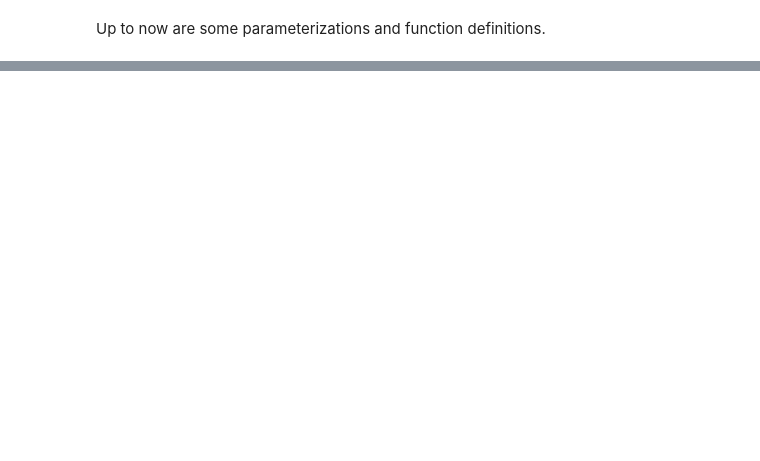
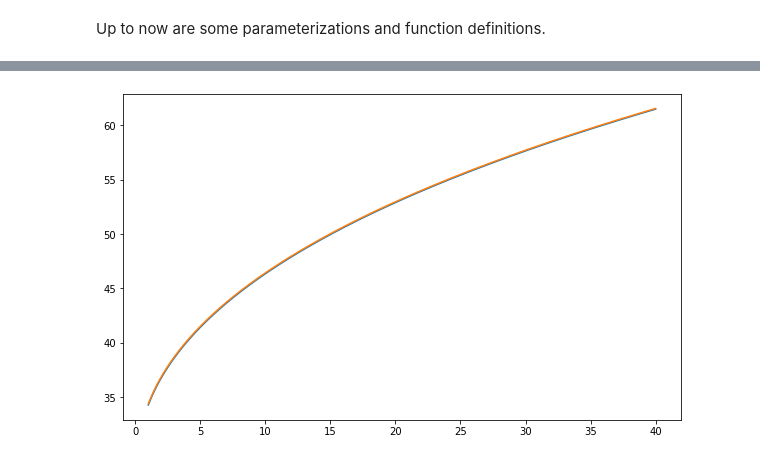
Before and after one commit to wupeifan/ECON_407_Fall2020, a Jupyter notebook: Notebooks/RBC_solve.ipynb, the cells around one changed output, grey strips where cells are left out. Saved outputs shown, nothing was run; the diff lists cells and outputs as text; code cells hidden in the pictures; blank space fills up the shorter version.

```diff
--- a/Notebooks/RBC_solve.ipynb
+++ b/Notebooks/RBC_solve.ipynb
@@ -75,0 +63,24 @@ plt.plot(k_grid, V[T - 1, :, :].T)
+# %%
+def u_vec(c, gamma):
+    if (gamma == 1.0):
+        res = np.log(c)
+    else:
+        res = (c ** (1 - gamma)) / (1 - gamma)
+
+    res[np.isnan(res)] = -1e10
+
+    return res
+# %%
+%%time
+
+# Vectorize some operations
+T = 100
+V = np.zeros((T, n_z, n_k))
+
+for i in range(T - 1):
+    for j in range(n_z):
+        for k in range(n_k):
+            V[i + 1, j, k] = -1e10
+            c_grid = f(z_grid[j], k_grid[k], alpha) + (1 - delta) * k_grid[k] - k_grid
+            tmp = u_vec(c_grid, gamma) + beta * np.dot(P[j, :], V[i, :, :])
+            V[i + 1, j, k] = np.max(tmp)
@@ -75,0 +89,6 @@ plt.plot(k_grid, V[T - 1, :, :].T)
+# %%
+plt.figure(figsize = (10, 6))
+plt.plot(k_grid, V[T - 1, :, :].T)
+plt.show()
+# %% [output]
+[figure, added]
```
Also changed, not shown: parts of 6 cells of this notebook.
